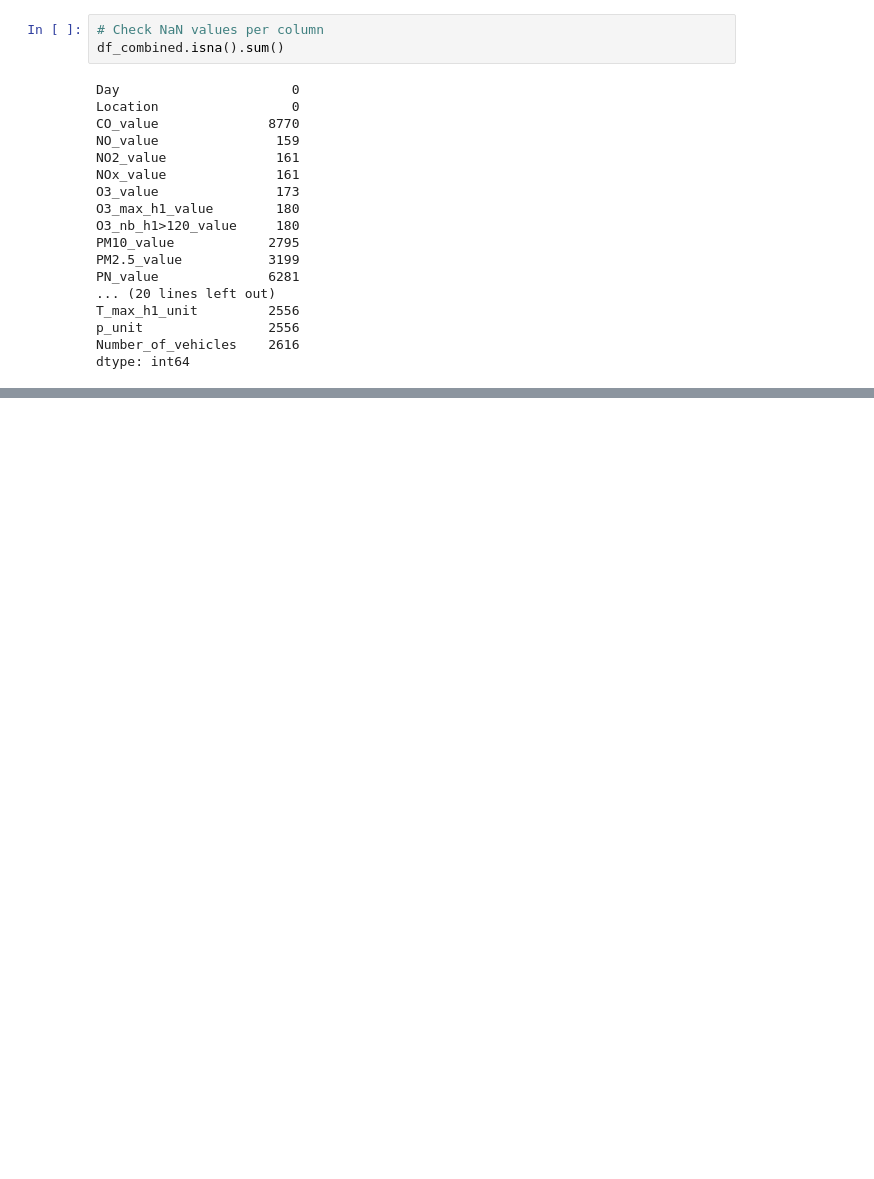
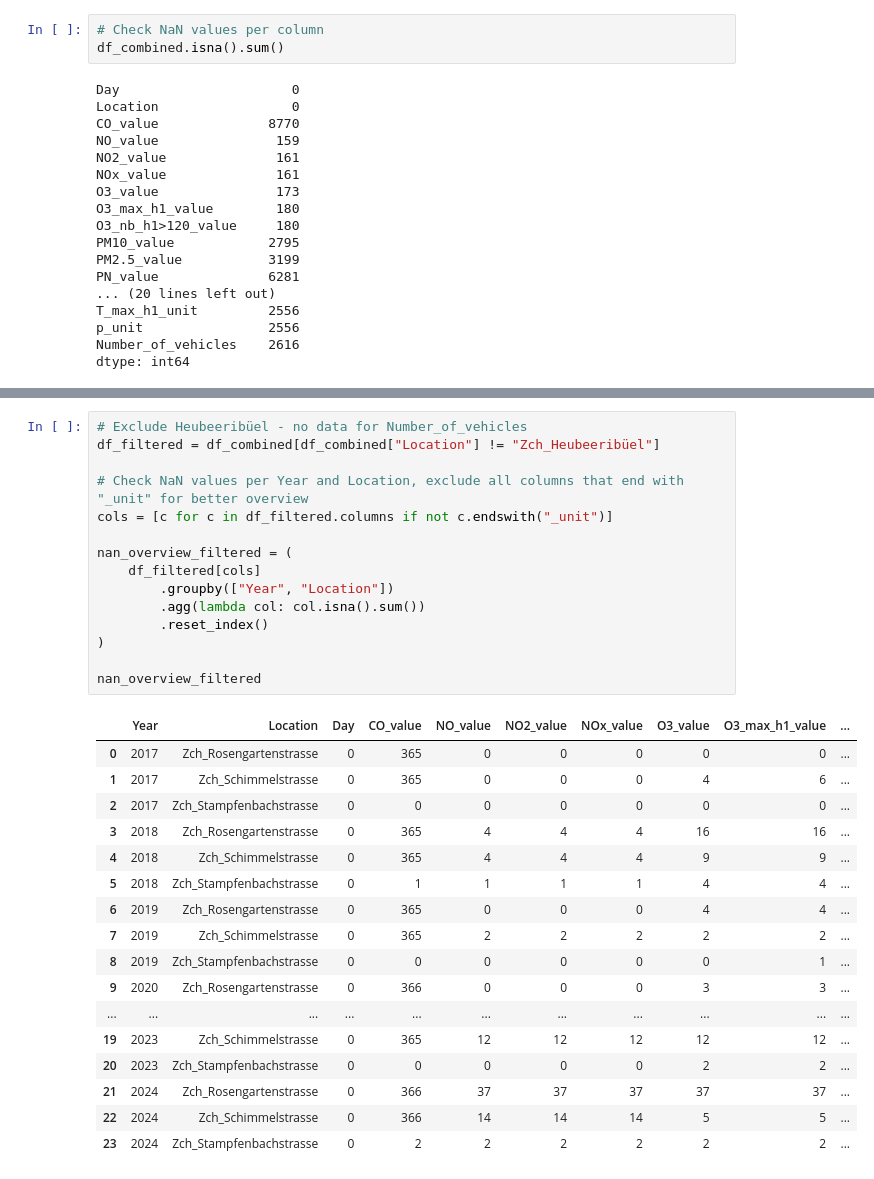
Before and after one commit to JitkaRantanen/AS2025_CO2-GroupProject, a Jupyter notebook: test_Jitka.ipynb, the cells around one changed output, grey strips where cells are left out. Drawn from its saved outputs; the diff is of its cells as text; blank space fills up the shorter version.

```diff
--- a/test_Jitka.ipynb
+++ b/test_Jitka.ipynb
@@ -401,0 +427,33 @@ Length: 9033, dtype: int64
+# %%
+# Exclude Heubeeribüel - no data for Number_of_vehicles
+df_filtered = df_combined[df_combined["Location"] != "Zch_Heubeeribüel"]
+
+# Check NaN values per Year and Location, exclude all columns that end with "_unit" for better overview
+cols = [c for c in df_filtered.columns if not c.endswith("_unit")]
+
+nan_overview_filtered = (
+    df_filtered[cols]
+        .groupby(["Year", "Location"])
+        .agg(lambda col: col.isna().sum())
+        .reset_index()
+)
+
+nan_overview_filtered
+# %% [output]
+|  | Year | Location | Day | CO_value | NO_value | NO2_value | NOx_value | O3_value | O3_max_h1_value | ... |
+| 0 | 2017 | Zch_Rosengartenstrasse | 0 | 365 | 0 | 0 | 0 | 0 | 0 | ... |
+| 1 | 2017 | Zch_Schimmelstrasse | 0 | 365 | 0 | 0 | 0 | 4 | 6 | ... |
+| 2 | 2017 | Zch_Stampfenbachstrasse | 0 | 0 | 0 | 0 | 0 | 0 | 0 | ... |
+| 3 | 2018 | Zch_Rosengartenstrasse | 0 | 365 | 4 | 4 | 4 | 16 | 16 | ... |
+| 4 | 2018 | Zch_Schimmelstrasse | 0 | 365 | 4 | 4 | 4 | 9 | 9 | ... |
+| 5 | 2018 | Zch_Stampfenbachstrasse | 0 | 1 | 1 | 1 | 1 | 4 | 4 | ... |
+| 6 | 2019 | Zch_Rosengartenstrasse | 0 | 365 | 0 | 0 | 0 | 4 | 4 | ... |
+| 7 | 2019 | Zch_Schimmelstrasse | 0 | 365 | 2 | 2 | 2 | 2 | 2 | ... |
+| 8 | 2019 | Zch_Stampfenbachstrasse | 0 | 0 | 0 | 0 | 0 | 0 | 1 | ... |
+| 9 | 2020 | Zch_Rosengartenstrasse | 0 | 366 | 0 | 0 | 0 | 3 | 3 | ... |
+| ... | ... | ... | ... | ... | ... | ... | ... | ... | ... | ... |
+| 19 | 2023 | Zch_Schimmelstrasse | 0 | 365 | 12 | 12 | 12 | 12 | 12 | ... |
+| 20 | 2023 | Zch_Stampfenbachstrasse | 0 | 0 | 0 | 0 | 0 | 2 | 2 | ... |
+| 21 | 2024 | Zch_Rosengartenstrasse | 0 | 366 | 37 | 37 | 37 | 37 | 37 | ... |
+| 22 | 2024 | Zch_Schimmelstrasse | 0 | 366 | 14 | 14 | 14 | 5 | 5 | ... |
+| 23 | 2024 | Zch_Stampfenbachstrasse | 0 | 2 | 2 | 2 | 2 | 2 | 2 | ... |
```
Also changed, not shown: parts of 5 cells of this notebook, 4 other files.
